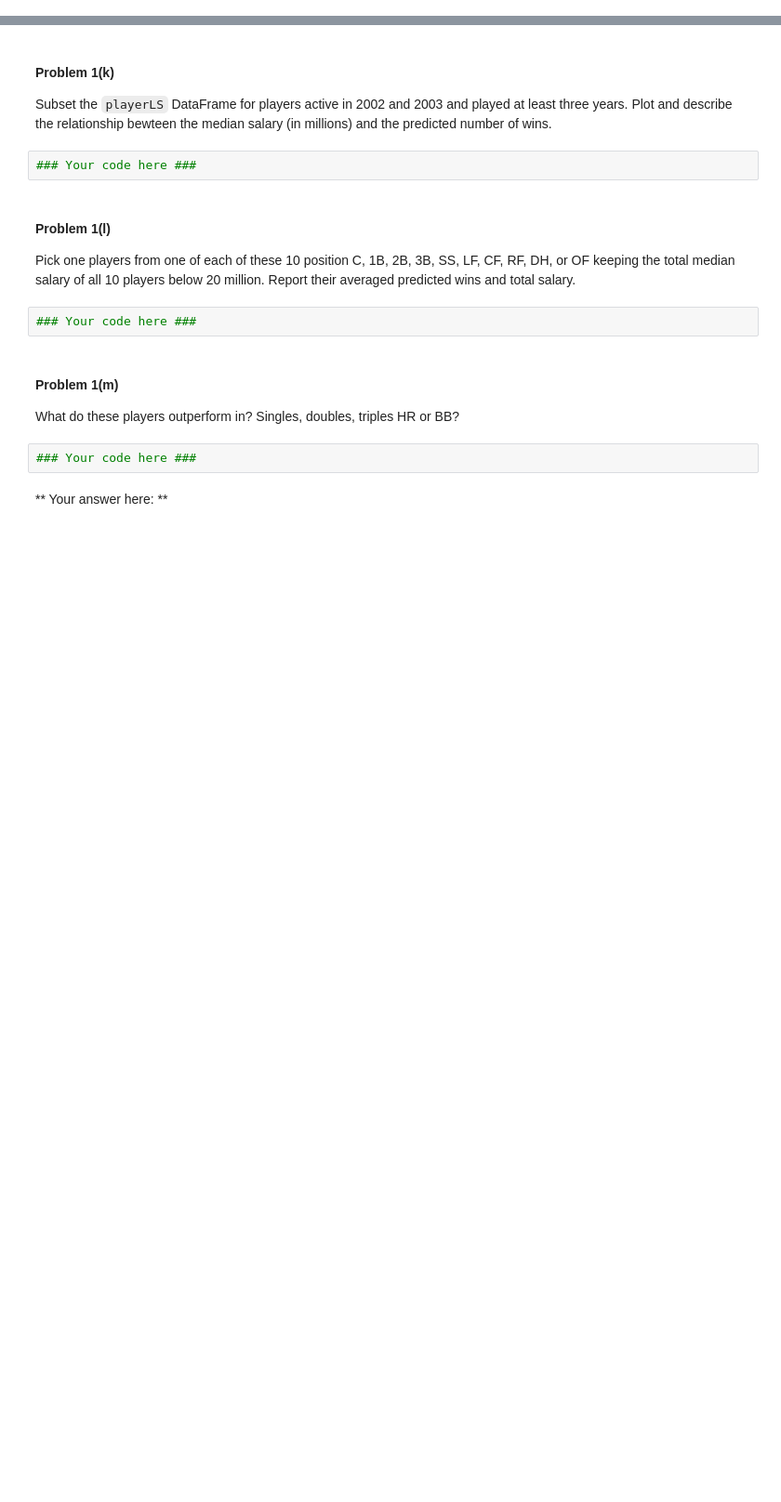
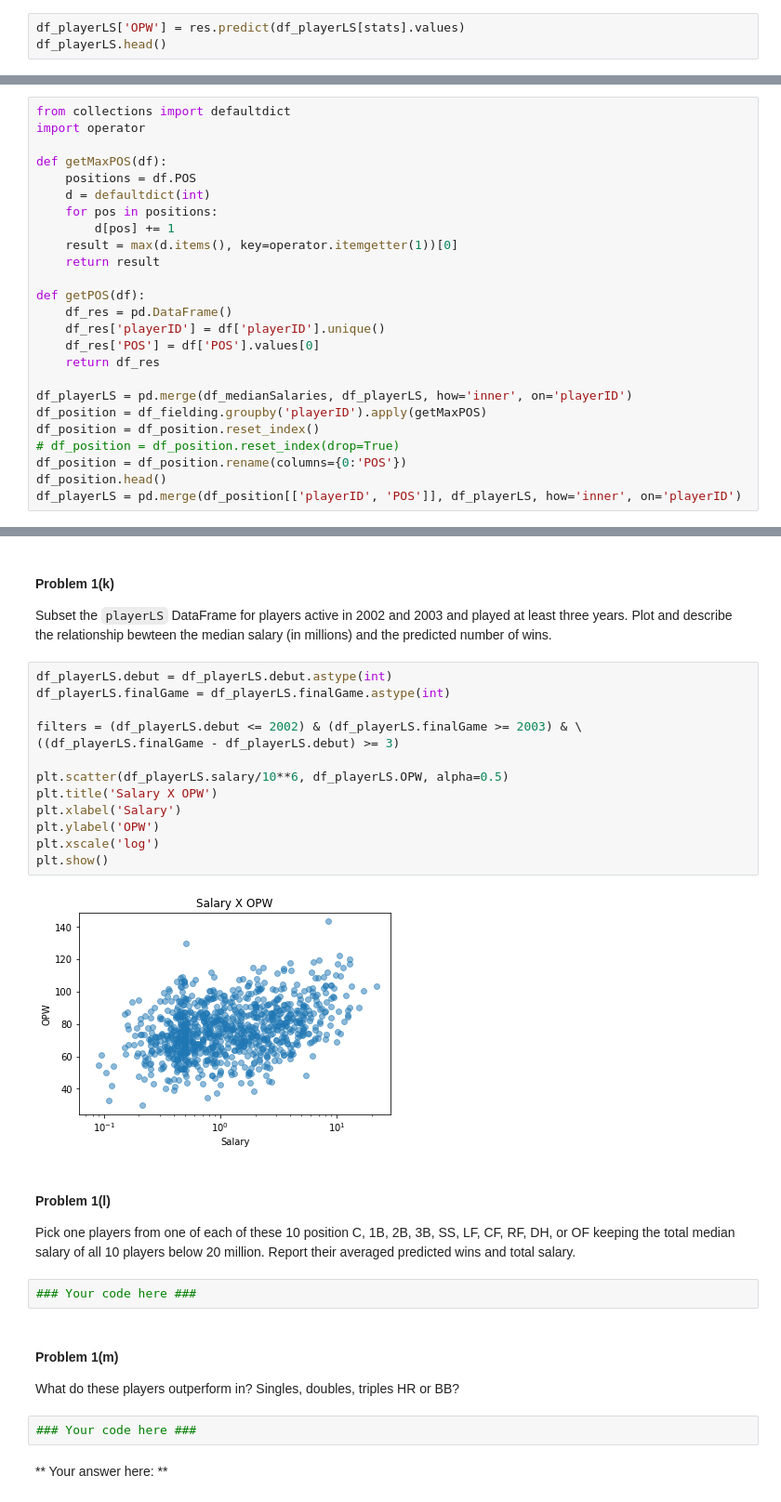
Before and after one commit to Daniel-Moreira/2015, a Jupyter notebook: HW/HW3.ipynb, the cells around one changed output, grey strips where cells are left out. Shown at 93% size. Cells and saved outputs as stored; diff of their text form; blank space fills up the shorter version.

```diff
--- a/HW/HW3.ipynb
+++ b/HW/HW3.ipynb
@@ -147,0 +321,3 @@ Compute the OPW for each player based on the average rates in the `playerLS` Dat
+# %%
+df_playerLS['OPW'] = res.predict(df_playerLS[stats].values)
+df_playerLS.head()
@@ -154,2 +335,27 @@ Add four columns to the `playerLS` DataFrame that contains the player's position
+# %%
+from collections import defaultdict
+import operator
+
+def getMaxPOS(df):
+    positions = df.POS
+    d = defaultdict(int)
+    for pos in positions:
+        d[pos] += 1
+    result = max(d.items(), key=operator.itemgetter(1))[0]
+    return result
+
+def getPOS(df):
+    df_res = pd.DataFrame()
+    df_res['playerID'] = df['playerID'].unique()
+    df_res['POS'] = df['POS'].values[0]
+    return df_res
+
+df_playerLS = pd.merge(df_medianSalaries, df_playerLS, how='inner', on='playerID')
+df_position = df_fielding.groupby('playerID').apply(getMaxPOS)
+df_position = df_position.reset_index()
+# df_position = df_position.reset_index(drop=True)
+df_position = df_position.rename(columns={0:'POS'})
+df_position.head()
+df_playerLS = pd.merge(df_position[['playerID', 'POS']], df_playerLS, how='inner', on='playerID')
 # %% [markdown]
 Show the head of the `playerLS` DataFrame.
@@ -159,8 +372,21 @@ Show the head of the `playerLS` DataFrame.
 #### Problem 1(k)
 
 Subset the `playerLS` DataFrame for players active in 2002 and 2003 and played at least three years. Plot and describe the relationship bewteen the median salary (in millions) and the predicted number of wins.
-# %%
-### Your code here ###
+# %%
+df_playerLS.debut = df_playerLS.debut.astype(int)
+df_playerLS.finalGame = df_playerLS.finalGame.astype(int)
+
+filters = (df_playerLS.debut <= 2002) & (df_playerLS.finalGame >= 2003) & \
+((df_playerLS.finalGame - df_playerLS.debut) >= 3)
+
+plt.scatter(df_playerLS.salary/10**6, df_playerLS.OPW, alpha=0.5)
+plt.title('Salary X OPW')
+plt.xlabel('Salary')
+plt.ylabel('OPW')
+plt.xscale('log')
+plt.show()
+# %% [output]
+[figure, added]
 # %% [markdown]
 #### Problem 1(l)
 Pick one players from one of each of these 10 position C, 1B, 2B, 3B, SS, LF, CF, RF, DH, or OF keeping the total median salary of all 10 players below 20 million. Report their averaged predicted wins and total salary.
```
Also changed, not shown: parts of 29 cells of this notebook, 4 other files.
